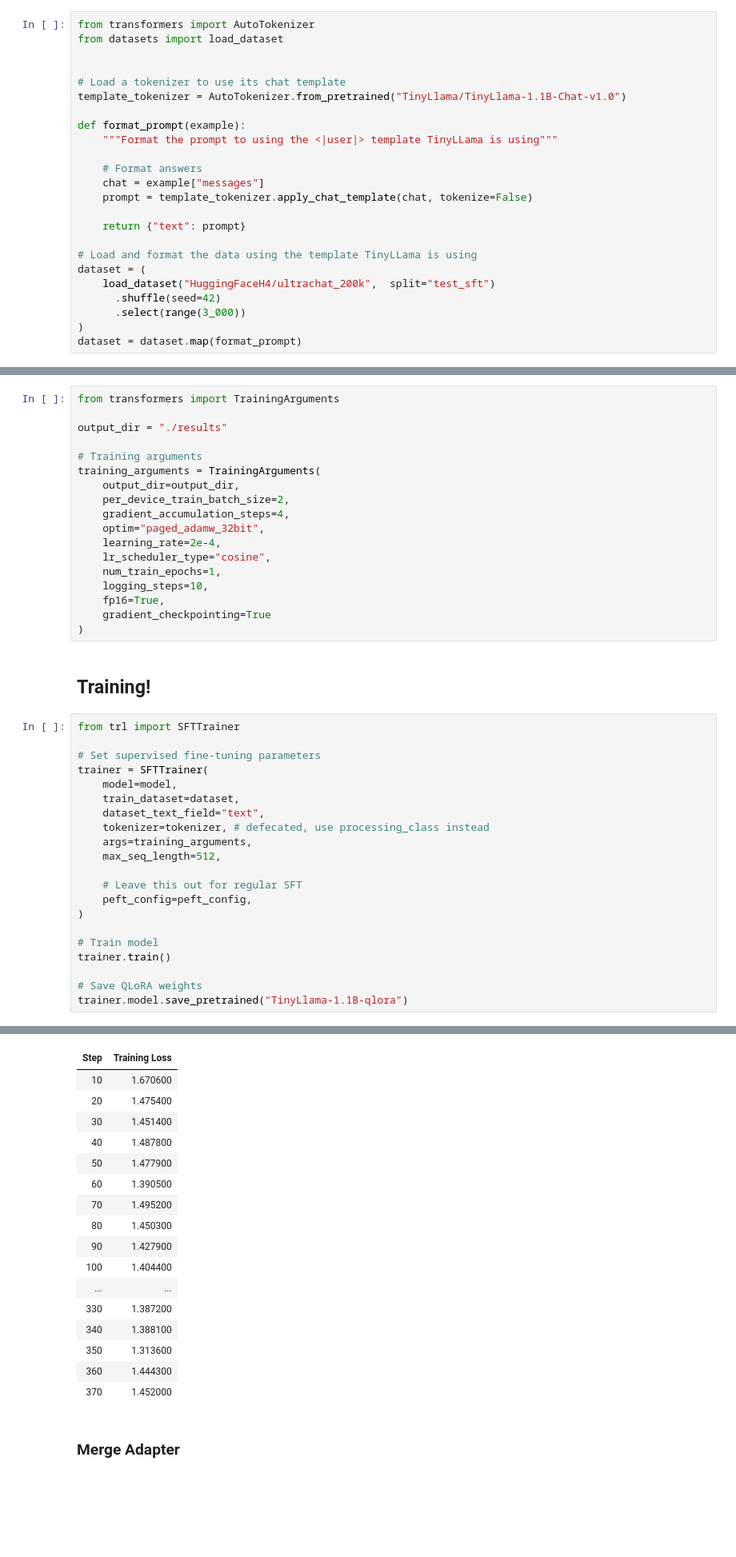
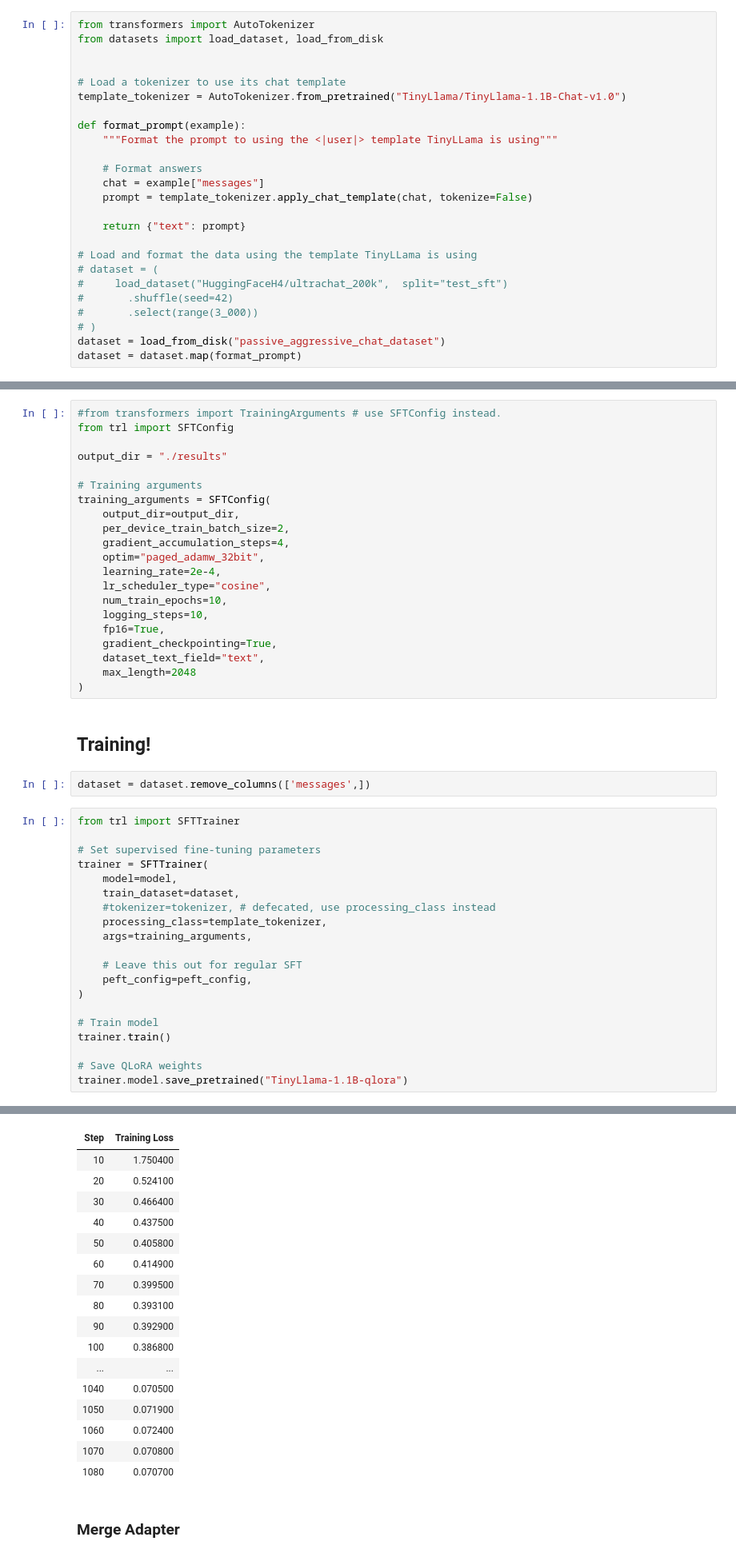
Before and after one commit to kfkyim/Hands-On-Large-Language-Models, a Jupyter notebook: chapter12/Chapter 12 - Fine-tuning Generation Models.ipynb, the cells around one changed output, grey strips where cells are left out. Shown at 80% size. Cells and saved outputs as stored; diff of their text form; blank space fills up the shorter version.

```diff
--- a/chapter12/Chapter 12 - Fine-tuning Generation Models.ipynb
+++ b/chapter12/Chapter 12 - Fine-tuning Generation Models.ipynb
@@ -35,7 +35,7 @@ If you are viewing this notebook on Google Colab (or any other cloud vendor), yo
 ## Data Preprocessing
 # %%
 from transformers import AutoTokenizer
-from datasets import load_dataset
+from datasets import load_dataset, load_from_disk
 
 
 # Load a tokenizer to use its chat template
@@ -51,9 +51,10 @@ def format_prompt(example):
     return {"text": prompt}
 
 # Load and format the data using the template TinyLLama is using
-dataset = (
-    load_dataset("HuggingFaceH4/ultrachat_200k",  split="test_sft")
-      .shuffle(seed=42)
-      .select(range(3_000))
-)
+# dataset = (
+#     load_dataset("HuggingFaceH4/ultrachat_200k",  split="test_sft")
+#       .shuffle(seed=42)
+#       .select(range(3_000))
+# )
+dataset = load_from_disk("passive_aggressive_chat_dataset")
 dataset = dataset.map(format_prompt)
@@ -139,25 +127,30 @@ model = get_peft_model(model, peft_config)
 # %% [markdown]
 ### Training Configuration
 # %%
-from transformers import TrainingArguments
+#from transformers import TrainingArguments # use SFTConfig instead.
+from trl import SFTConfig
 
 output_dir = "./results"
 
 # Training arguments
-training_arguments = TrainingArguments(
+training_arguments = SFTConfig(
     output_dir=output_dir,
     per_device_train_batch_size=2,
     gradient_accumulation_steps=4,
     optim="paged_adamw_32bit",
     learning_rate=2e-4,
     lr_scheduler_type="cosine",
-    num_train_epochs=1,
+    num_train_epochs=10,
     logging_steps=10,
     fp16=True,
-    gradient_checkpointing=True
+    gradient_checkpointing=True,
+    dataset_text_field="text",
+    max_length=2048
 )
 # %% [markdown]
 ## Training!
+# %%
+dataset = dataset.remove_columns(['messages',])
 # %%
 from trl import SFTTrainer
 
@@ -165,10 +158,9 @@ from trl import SFTTrainer
 trainer = SFTTrainer(
     model=model,
     train_dataset=dataset,
-    dataset_text_field="text",
-    tokenizer=tokenizer, # defecated, use processing_class instead
+    #tokenizer=tokenizer, # defecated, use processing_class instead
+    processing_class=template_tokenizer,
     args=training_arguments,
-    max_seq_length=512,
 
     # Leave this out for regular SFT
     peft_config=peft_config,
@@ -186,20 +176,20 @@ Deprecated positional argument(s) used in SFTTrainer, please use the SFTConfig t
 | Step | Training Loss |
-| 10 | 1.670600 |
-| 20 | 1.475400 |
-| 30 | 1.451400 |
-| 40 | 1.487800 |
-| 50 | 1.477900 |
-| 60 | 1.390500 |
-| 70 | 1.495200 |
-| 80 | 1.450300 |
-| 90 | 1.427900 |
-| 100 | 1.404400 |
+| 10 | 1.750400 |
+| 20 | 0.524100 |
+| 30 | 0.466400 |
+| 40 | 0.437500 |
+| 50 | 0.405800 |
+| 60 | 0.414900 |
+| 70 | 0.399500 |
+| 80 | 0.393100 |
+| 90 | 0.392900 |
+| 100 | 0.386800 |
 | ... | ... |
-| 330 | 1.387200 |
-| 340 | 1.388100 |
-| 350 | 1.313600 |
-| 360 | 1.444300 |
-| 370 | 1.452000 |
+| 1040 | 0.070500 |
+| 1050 | 0.071900 |
+| 1060 | 0.072400 |
+| 1070 | 0.070800 |
+| 1080 | 0.070700 |
 # %% [markdown]
 ### Merge Adapter
 # %%
```
Also changed, not shown: parts of 11 cells of this notebook, 4 other files.
